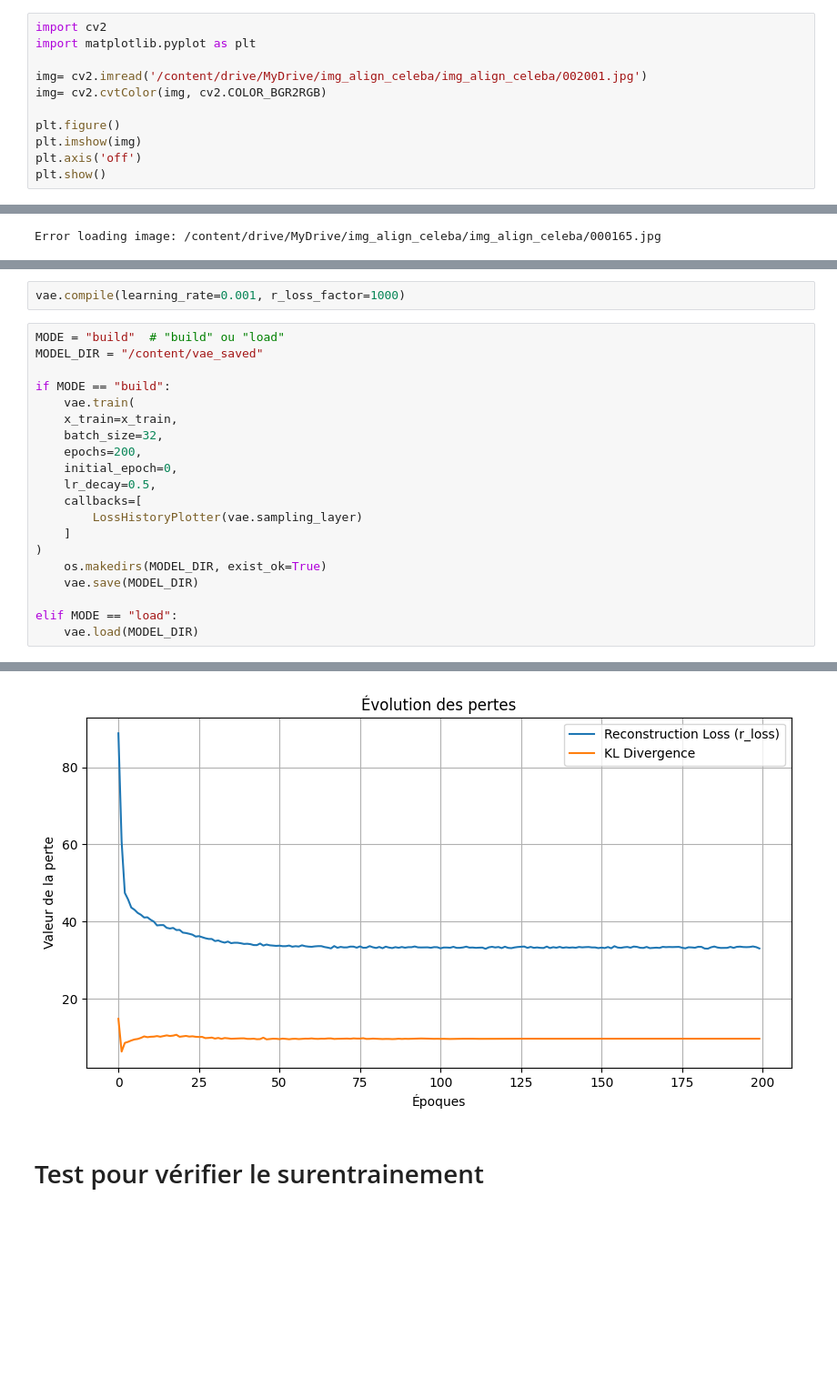
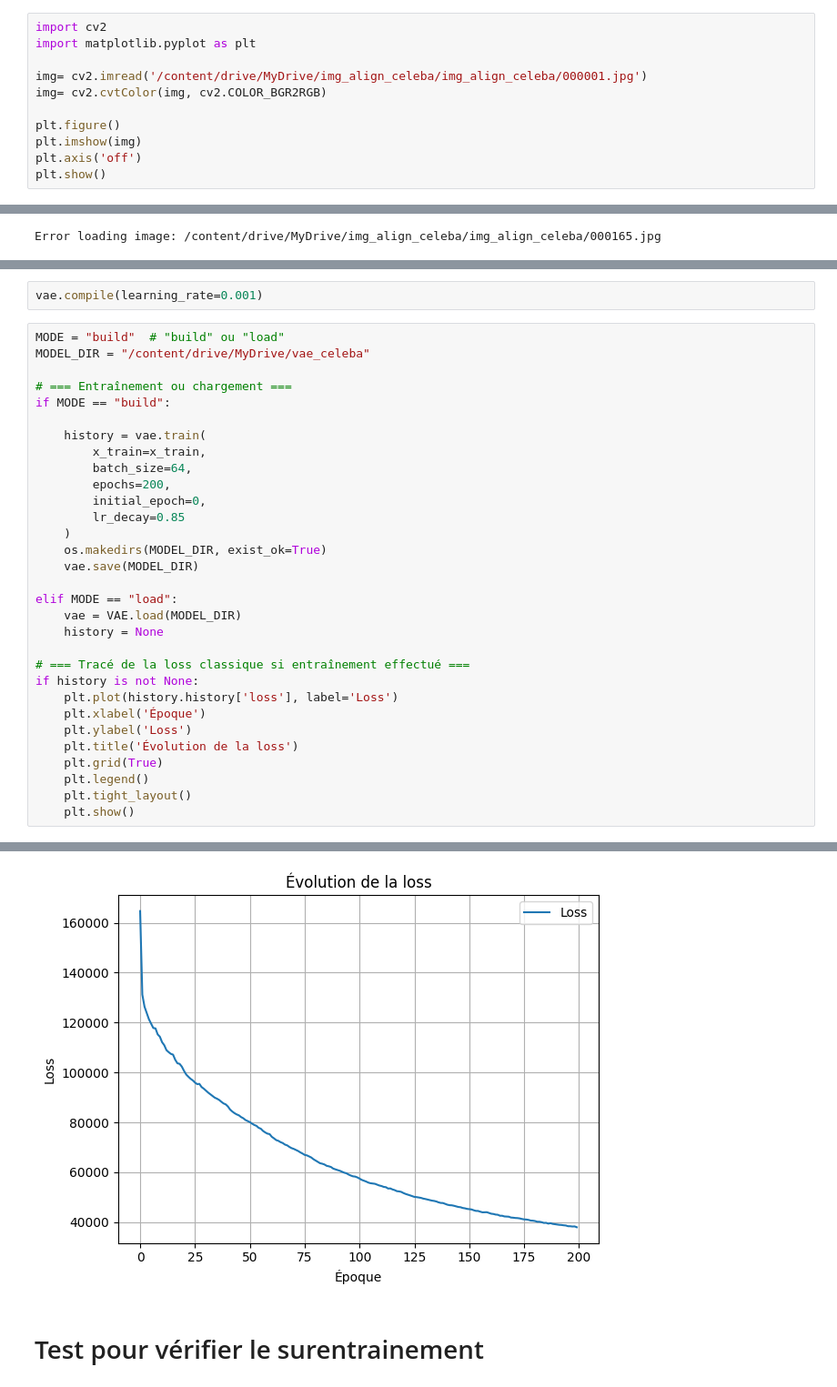
Before and after one commit to djakesa/AE-VAE-GAN-CelebA, a Jupyter notebook: VAE_learnable_prior.ipynb, the cells around one changed output, grey strips where cells are left out. Shown at 91% size. Cells and saved outputs as stored; diff of their text form; blank space fills up the shorter version.

```diff
--- a/VAE_learnable_prior.ipynb
+++ b/VAE_learnable_prior.ipynb
@@ -32,7 +31,7 @@ Mounted at /content/drive
 import cv2
 import matplotlib.pyplot as plt
 
-img= cv2.imread('/content/drive/MyDrive/img_align_celeba/img_align_celeba/002001.jpg')
+img= cv2.imread('/content/drive/MyDrive/img_align_celeba/img_align_celeba/000001.jpg')
 img= cv2.cvtColor(img, cv2.COLOR_BGR2RGB)
 
 plt.figure()
@@ -359,23 +365,34 @@ Perte(s) additionnelle(s) du modèle : []
 # %%
-vae.compile(learning_rate=0.001, r_loss_factor=1000)
+vae.compile(learning_rate=0.001)
 # %%
 MODE = "build"  # "build" ou "load"
-MODEL_DIR = "/content/vae_saved"
+MODEL_DIR = "/content/drive/MyDrive/vae_celeba"
 
+# === Entraînement ou chargement ===
 if MODE == "build":
-    vae.train(
-    x_train=x_train,
-    batch_size=32,
-    epochs=200,
-    initial_epoch=0,
-    lr_decay=0.5,
-    callbacks=[
-        LossHistoryPlotter(vae.sampling_layer)
-    ]
-)
+
+    history = vae.train(
+        x_train=x_train,
+        batch_size=64,
+        epochs=200,
+        initial_epoch=0,
+        lr_decay=0.85
+    )
     os.makedirs(MODEL_DIR, exist_ok=True)
     vae.save(MODEL_DIR)
 
 elif MODE == "load":
-    vae.load(MODEL_DIR)
+    vae = VAE.load(MODEL_DIR)
+    history = None
+
+# === Tracé de la loss classique si entraînement effectué ===
+if history is not None:
+    plt.plot(history.history['loss'], label='Loss')
+    plt.xlabel('Époque')
+    plt.ylabel('Loss')
+    plt.title('Évolution de la loss')
+    plt.grid(True)
+    plt.legend()
+    plt.tight_layout()
+    plt.show()
 # %% [output]
@@ -399,4 +416,4 @@ Dernière valeur du prior appris :
-[figure, old version]
+[figure, new version]
 # %% [markdown]
 
 # Test pour vérifier le surentrainement
```
Also changed, not shown: parts of 16 cells of this notebook.
